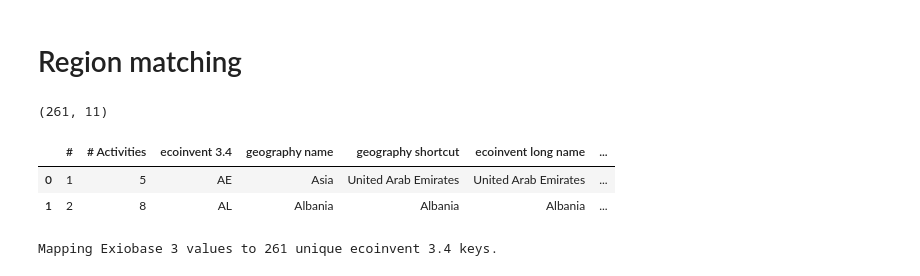
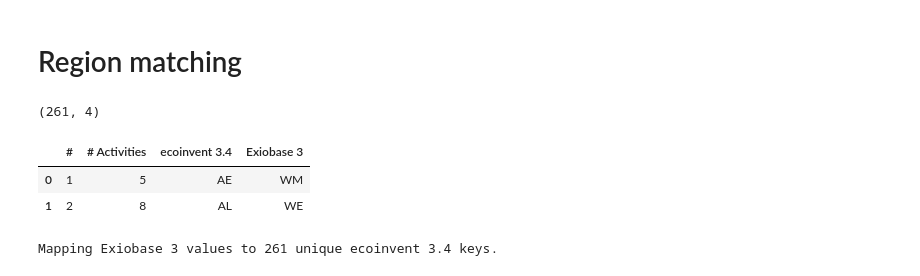
Before and after one commit to bsteubing/ecoinvent-exiobase-comparison, a Jupyter notebook: notebooks/B - Matching.ipynb, the cells around one changed output. Saved outputs shown, nothing was run; the diff lists cells and outputs as text; code cells hidden in the pictures.

```diff
--- a/notebooks/B - Matching.ipynb
+++ b/notebooks/B - Matching.ipynb
@@ -36,15 +36,13 @@ activity_overview = f"{DATA_PATH}ecoinvent/activity_overview_3.4_cut-off_LCIA_re
 
 # EXIOBASE
 hiot_results = f"{DATA_PATH}exiobase/hiot_results_PTM_v2.xlsx"
-#hiot_results_sheet = "v_3_3_18_2019-11-22"
 hiot_results_sheet = scenario
 
 # Matching
-product_matching = f"{DATA_PATH}matching/match_v4.xlsx"
-product_matching_sheet = 'concordance'
-process_matching = f"{DATA_PATH}matching/match_v2_electricity.xlsx"
-region_matching = f"{DATA_PATH}matching/matching_ecoinvent_Exiobase_geographies.xlsx"
-region_matching_sheet = "matched_191117"
+matching_file = f"{DATA_PATH}matching/Matching file.xlsx"
+product_matching_sheet = 'product matching'
+process_matching_sheet = 'process matching electricity'
+region_matching_sheet = "regional matching"
 # %% [markdown]
 # Load data
 # %% [markdown]
@@ -188,14 +184,14 @@ with open(f'{SCENARIO_PATH}matching/process_EI_to_EX.pickle', 'wb') as handle:
 # %% [markdown]
 # Region matching
 # %%
-GEO = pd.read_excel(region_matching, sheet_name=region_matching_sheet, skiprows=[0])
+GEO = pd.read_excel(matching_file, sheet_name=region_matching_sheet, skiprows=[0])
 print(GEO.shape)
 GEO.head(2)
 # %% [output]
-(261, 11)
+(261, 4)
-|  | # | # Activities | ecoinvent 3.4 | geography name | geography shortcut | ecoinvent long name | ... |
-| 0 | 1 | 5 | AE | Asia | United Arab Emirates | United Arab Emirates | ... |
-| 1 | 2 | 8 | AL | Albania | Albania | Albania | ... |
+|  | # | # Activities | ecoinvent 3.4 | Exiobase 3 |
+| 0 | 1 | 5 | AE | WM |
+| 1 | 2 | 8 | AL | WE |
 # %%
 geo_EX_to_EI = map_data_from_column(GEO, key_column="ecoinvent 3.4", value_column="Exiobase 3")
 #geo_EX_to_EI
```
Also changed, not shown: parts of 20 cells of this notebook, 17 other files.
